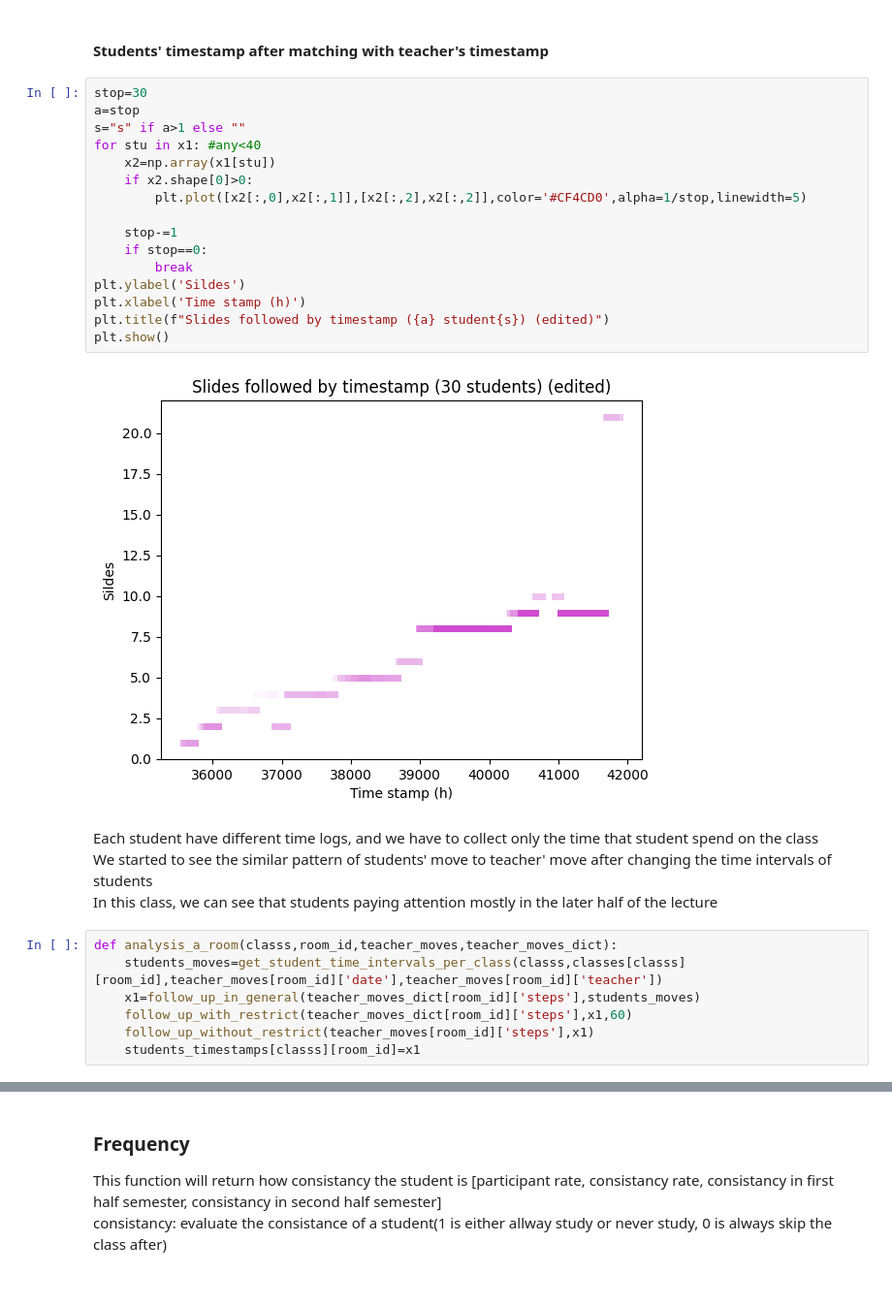
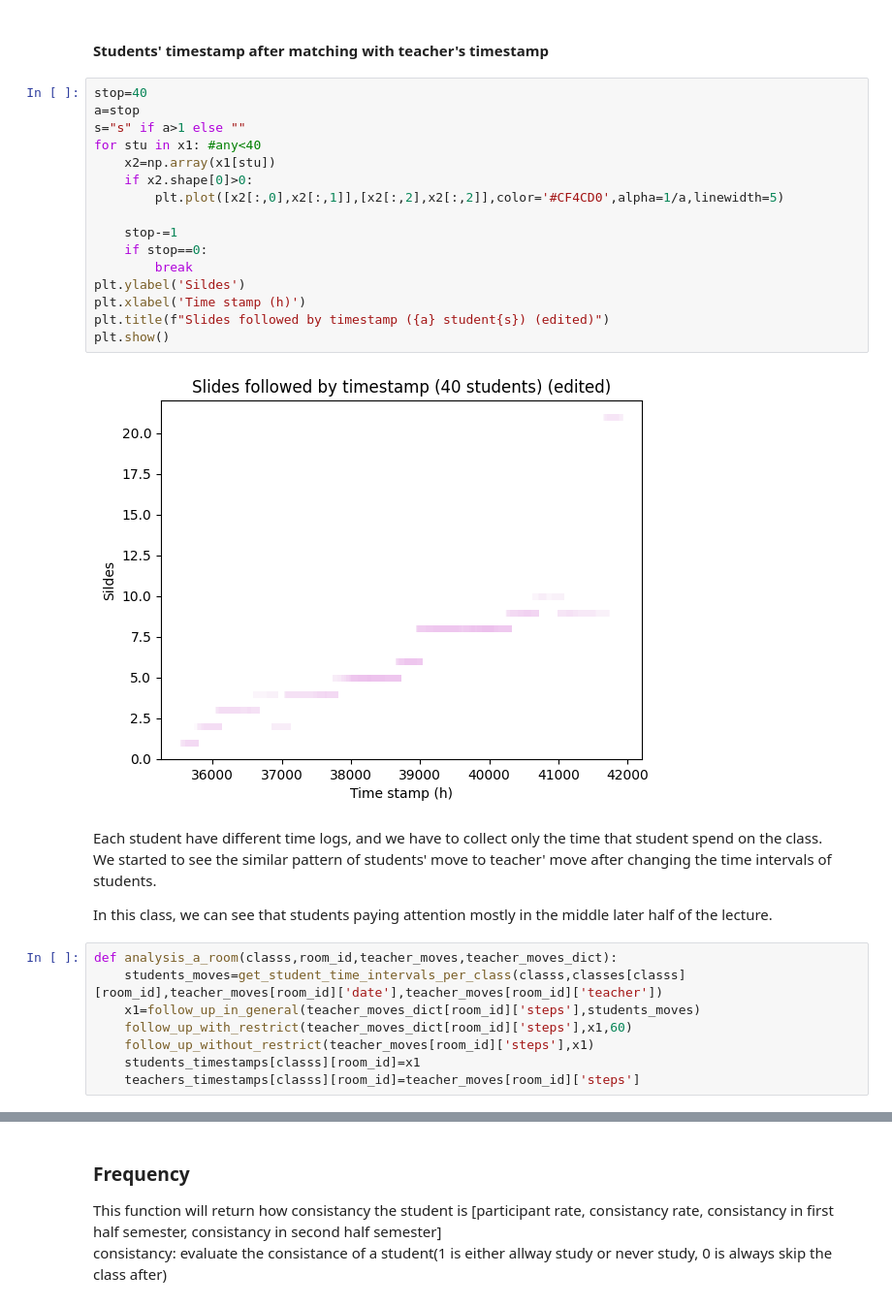
Before and after one commit to hung20gg/process_ml_vncodelab, a Jupyter notebook: Core.ipynb, the cells around one changed output, grey strips where cells are left out. Shown at 97% size. Drawn from its saved outputs; the diff is of its cells as text.

```diff
--- a/Core.ipynb
+++ b/Core.ipynb
@@ -333,27 +338,28 @@ plt.show()
 # %% [markdown]
 #### Students' timestamp after matching with teacher's timestamp
 # %%
-stop=30
+stop=40
 a=stop
 s="s" if a>1 else ""
 for stu in x1: #any<40
     x2=np.array(x1[stu])
     if x2.shape[0]>0:
-        plt.plot([x2[:,0],x2[:,1]],[x2[:,2],x2[:,2]],color='#CF4CD0',alpha=1/stop,linewidth=5)
+        plt.plot([x2[:,0],x2[:,1]],[x2[:,2],x2[:,2]],color='#CF4CD0',alpha=1/a,linewidth=5)
 
     stop-=1
     if stop==0:
         break
 plt.ylabel('Sildes')
 plt.xlabel('Time stamp (h)')
 plt.title(f"Slides followed by timestamp ({a} student{s}) (edited)")
 plt.show()
 # %% [output]
-[figure, old version]
+[figure, new version]
 # %% [markdown]
-Each student have different time logs, and we have to collect only the time that student spend on the class \
-We started to see the similar pattern of students' move to teacher' move after changing the time intervals of students\
-In this class, we can see that students paying attention mostly in the later half of the lecture
+Each student have different time logs, and we have to collect only the time that student spend on the class. \
+We started to see the similar pattern of students' move to teacher' move after changing the time intervals of students.
+
+In this class, we can see that students paying attention mostly in the middle later half of the lecture.
 # %%
 def analysis_a_room(classs,room_id,teacher_moves,teacher_moves_dict):
     students_moves=get_student_time_intervals_per_class(classs,classes[classs][room_id],teacher_moves[room_id]['date'],teacher_moves[room_id]['teacher'])
@@ -361,6 +367,7 @@ def analysis_a_room(classs,room_id,teacher_moves,teacher_moves_dict):
     follow_up_with_restrict(teacher_moves_dict[room_id]['steps'],x1,60)
     follow_up_without_restrict(teacher_moves[room_id]['steps'],x1)
     students_timestamps[classs][room_id]=x1
+    teachers_timestamps[classs][room_id]=teacher_moves[room_id]['steps']
 # %%
 # save all student in a dict ->numpy ->pandas
 def analysis_a_class(cls_name):
```
Also changed, not shown: parts of 60 cells of this notebook, 2 other files.
